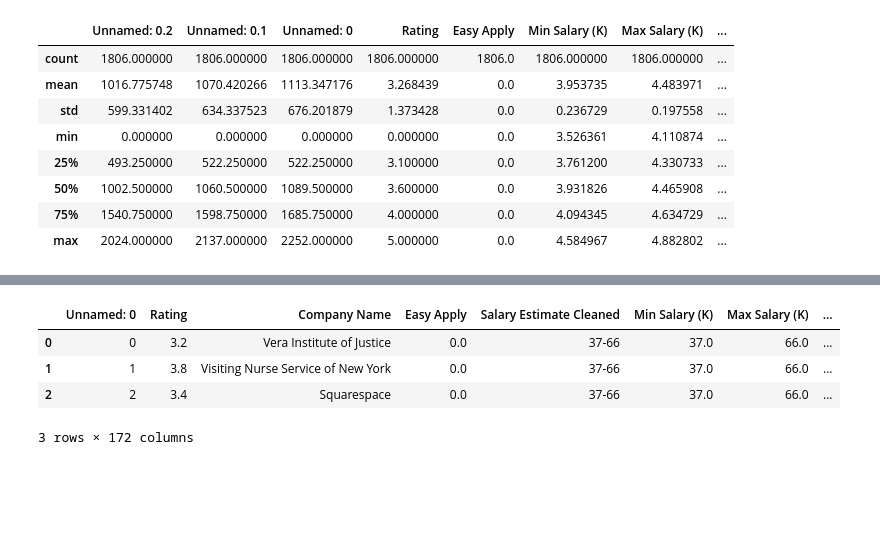
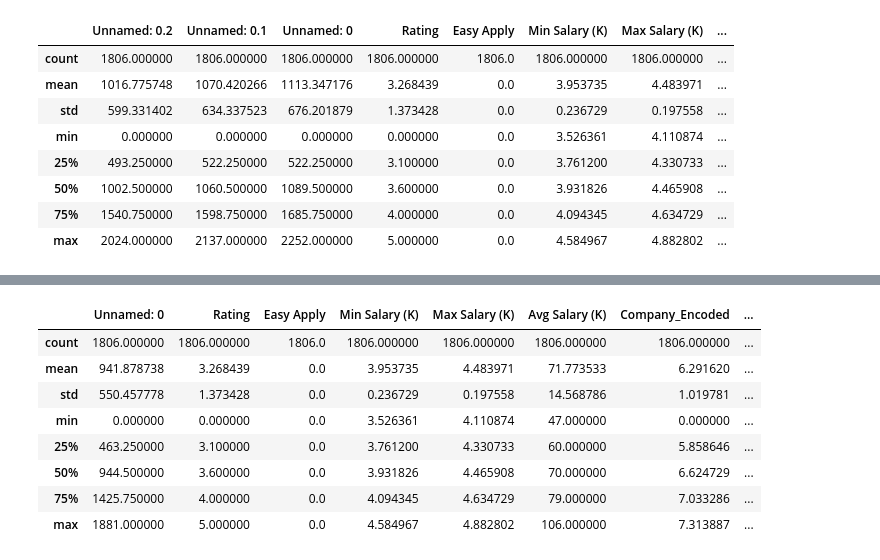
Before and after one commit to khushimalik3122/salary-predictor-19, a Jupyter notebook: sp_19_outlier_cleaner.ipynb, the cells around one changed output, grey strips where cells are left out. Saved outputs shown, nothing was run; the diff lists cells and outputs as text; code cells hidden in the pictures; blank space fills up the shorter version.

```diff
--- a/sp_19_outlier_cleaner.ipynb
+++ b/sp_19_outlier_cleaner.ipynb
@@ -199,11 +164,15 @@ df=df.to_csv("/content/drive/MyDrive/sp_19_app/finalcleaned_dataset.csv")
 # %%
 import pandas as pd
 df=pd.read_csv("/content/drive/MyDrive/sp_19_app/finalcleaned_dataset.csv")
-# %%
-df.head(3)
-# %% [output]
-|  | Unnamed: 0 | Rating | Company Name | Easy Apply | Salary Estimate Cleaned | Min Salary (K) | Max Salary (K) | ... |
-| 0 | 0 | 3.2 | Vera Institute of Justice | 0.0 | 37-66 | 37.0 | 66.0 | ... |
-| 1 | 1 | 3.8 | Visiting Nurse Service of New York | 0.0 | 37-66 | 37.0 | 66.0 | ... |
-| 2 | 2 | 3.4 | Squarespace | 0.0 | 37-66 | 37.0 | 66.0 | ... |
-3 rows × 172 columns
+# %%
+df.describe()
+# %% [output]
+|  | Unnamed: 0 | Rating | Easy Apply | Min Salary (K) | Max Salary (K) | Avg Salary (K) | Company_Encoded | ... |
+| count | 1806.000000 | 1806.000000 | 1806.0 | 1806.000000 | 1806.000000 | 1806.000000 | 1806.000000 | ... |
+| mean | 941.878738 | 3.268439 | 0.0 | 3.953735 | 4.483971 | 71.773533 | 6.291620 | ... |
+| std | 550.457778 | 1.373428 | 0.0 | 0.236729 | 0.197558 | 14.568786 | 1.019781 | ... |
+| min | 0.000000 | 0.000000 | 0.0 | 3.526361 | 4.110874 | 47.000000 | 0.000000 | ... |
+| 25% | 463.250000 | 3.100000 | 0.0 | 3.761200 | 4.330733 | 60.000000 | 5.858646 | ... |
+| 50% | 944.500000 | 3.600000 | 0.0 | 3.931826 | 4.465908 | 70.000000 | 6.624729 | ... |
+| 75% | 1425.750000 | 4.000000 | 0.0 | 4.094345 | 4.634729 | 79.000000 | 7.033286 | ... |
+| max | 1881.000000 | 5.000000 | 0.0 | 4.584967 | 4.882802 | 106.000000 | 7.313887 | ... |
```
Also changed, not shown: parts of 5 cells of this notebook.
